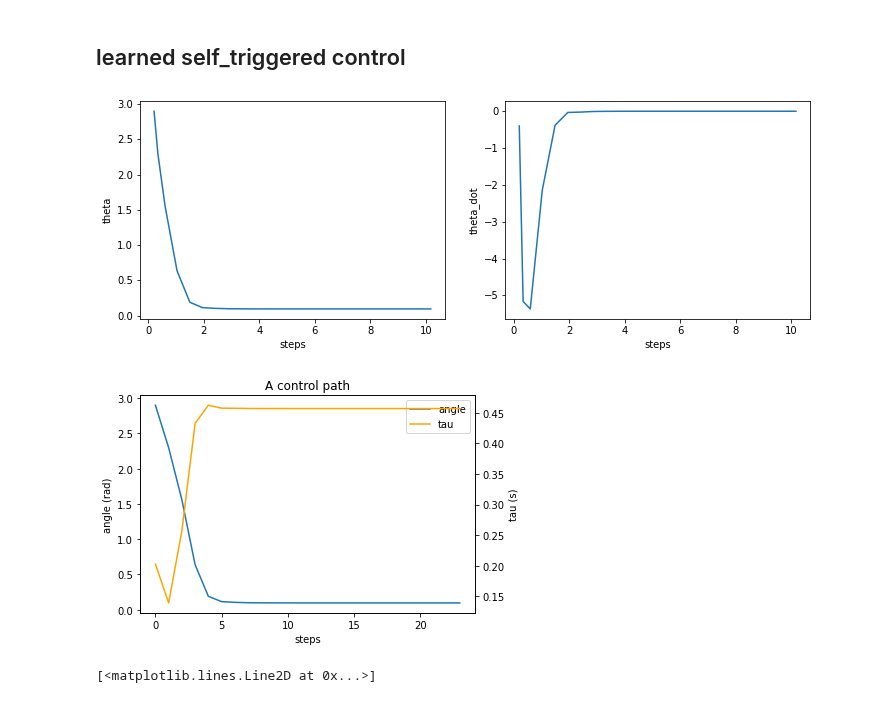
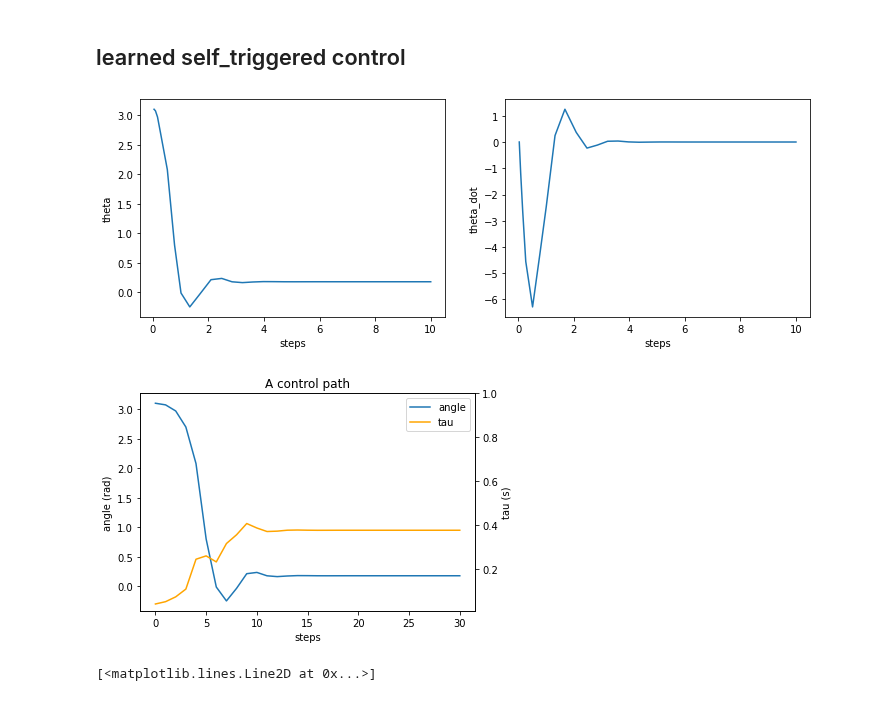
Before and after one commit to ibuki1024/eventDDPG, a Jupyter notebook: notebook/self_trigger/compare_sample_and_self/compare_sample_self_control_performance.ipynb, the cells around one changed output. Drawn from its saved outputs; the diff is of its cells as text; code cells hidden in the pictures.

```diff
--- a/notebook/self_trigger/compare_sample_and_self/compare_sample_self_control_performance.ipynb
+++ b/notebook/self_trigger/compare_sample_and_self/compare_sample_self_control_performance.ipynb
@@ -97,7 +97,7 @@ WARNING:tensorflow:From ../../../module/keras2/optimizers.py:790: The name tf.tr
 ## learned self_triggered control
 # %%
 # agent setup
-a.load_weights('../saved_agent/learned_self2.h5')
+a.load_weights('../saved_agent/learned_self_clipped.h5')
 a.training = False
 # %%
 %matplotlib inline
@@ -111,7 +111,7 @@ def rad_clip(th):
 l = 5.
 a.training = False
 env.reset()
-env.set_state(np.array([2.9, -0.4]))
+env.set_state(np.array([3.1, 0.]))
 states = []
 time_limit = 10
 time_log = []
@@ -150,23 +150,24 @@ plt.ylabel('theta_dot')
 plt.plot(time_log, states[:,1])
 plt.show()
 # %% [output]
-[figure, old version]
+[figure, new version]
 # %%
 plt.figure()
 ax1 = plt.subplot(1,1,1)
 ax1.plot(states[:,0], label='angle')
 ax2 = ax1.twinx()
 ax2.plot(taus, color='orange', label='tau')
 ax1.set_ylabel('angle (rad)')
 ax2.set_ylabel('tau (s)')
+ax2.set_ylim(0.01,1.)
 plt.title('A control path')
 ax1.set_xlabel('steps')
 h1, l1 = ax1.get_legend_handles_labels()
 h2, l2 = ax2.get_legend_handles_labels()
 ax1.legend(h1+h2, l1+l2)#, loc='upper left')
 plt.show()
 # %% [output]
-[figure, old version]
+[figure, new version]
 # %%
 plt.figure(figsize=(13,4))
 ax1 = plt.subplot(1,2,1)
```
Also changed, not shown: 1 other file.
